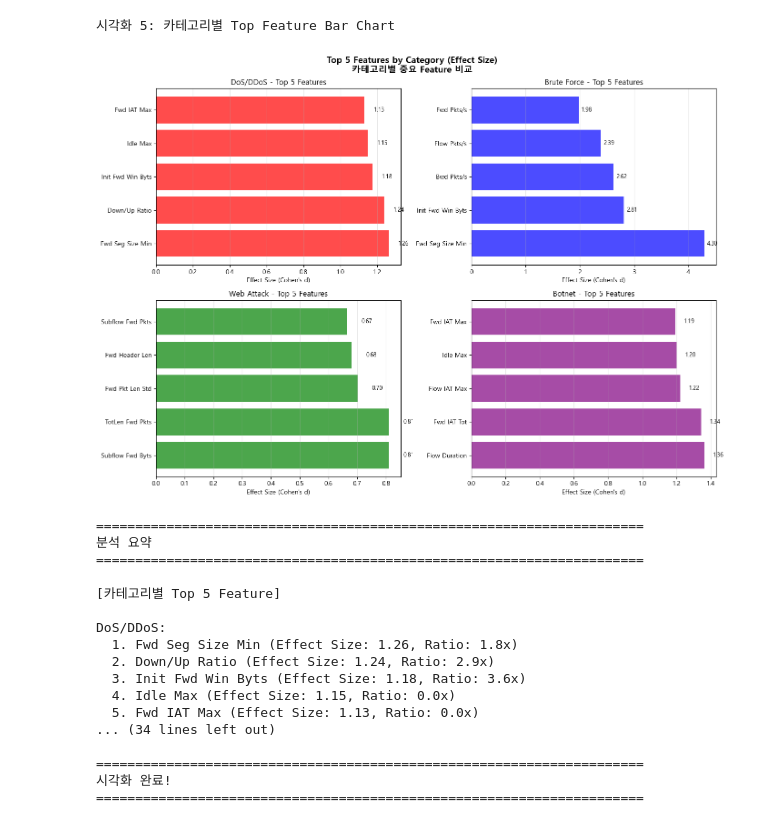
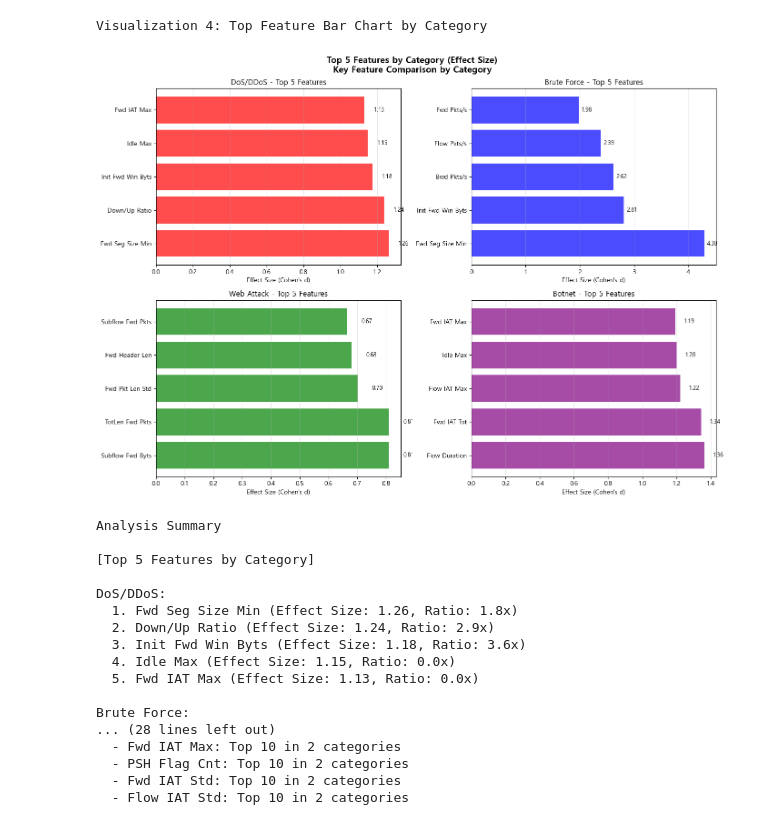
Before and after one commit to eunhui33/Network-Forensic-Tool--Rule-based-Detection, a Jupyter notebook: src/06_train_category.ipynb, the cells around one changed output. Cells and saved outputs as stored; diff of their text form; code cells hidden in the pictures.

```diff
--- a/src/06_train_category.ipynb
+++ b/src/06_train_category.ipynb
@@ -7,10 +9,6 @@ import seaborn as sns
 # %%
-# Set Korean font
-plt.rcParams['font.family'] = 'Malgun Gothic'
-plt.rcParams['axes.unicode_minus'] = False
-
 # Load data
-df = pd.read_csv(r'C:\Users\3eunh\OneDrive\Desktop\NS\code\data\05_train_with_category.csv')
+df = pd.read_csv(r'../data/05_train_with_category.csv')
 
 print("Feature Analysis by Category (Welch's t-test + Visualization)")
 
@@ -613,21 +558,21 @@ plt.show()
 # %%
-# 시각화 3: Feature 상관관계 Heatmap (Benign 기준, Top 20)
-print("시각화 3: Feature 상관관계 Heatmap (Benign 기준)")
+# Visualization 3: Feature Correlation Heatmap (Benign-based, Top 20)
+print("Visualization 3: Feature Correlation Heatmap (Benign-based)")
 
-# Top 20 Feature 선택
+# Select Top 20 features
 top_20_features = [feat for feat, count in feature_counts.most_common(20)]
 
-# Benign 데이터에서 상관관계 계산
+# Calculate correlation on Benign data
 corr_data = benign[top_20_features].corr()
 
 fig, ax = plt.subplots(figsize=(14, 12))
 
-mask = np.triu(np.ones_like(corr_data, dtype=bool))  # 상삼각 마스크
+mask = np.triu(np.ones_like(corr_data, dtype=bool))  # Upper triangle mask
 sns.heatmap(corr_data, mask=mask, annot=True, fmt='.2f', cmap='RdBu_r',
             center=0, vmin=-1, vmax=1, ax=ax,
             annot_kws={'size': 8})
 
-ax.set_title('Feature Correlation Heatmap (Benign 기준)\n상관관계 높은 Feature는 중복 → 하나만 사용',
+ax.set_title('Feature Correlation Heatmap (Benign-based)\nHighly correlated features are redundant → use only one',
              fontsize=12)
 plt.xticks(rotation=45, ha='right')
 plt.yticks(rotation=0)
@@ -695,60 +584,51 @@ Box Plot Feature: ['Idle Max', 'Flow IAT Max', 'Idle Mean', 'Fwd Seg Size Min',
 # %%
-# 시각화 5: 카테고리별 Top 5 Feature Bar Chart (Effect Size)
-print("시각화 5: 카테고리별 Top Feature Bar Chart")
+# Visualization 4: Top 5 Feature Bar Chart by Category (Effect Size)
+print("Visualization 4: Top Feature Bar Chart by Category")
 
 fig, axes = plt.subplots(2, 2, figsize=(14, 10))
 axes = axes.flatten()
 colors = ['red', 'blue', 'green', 'purple']
 
 for idx, category in enumerate(attack_categories):
     ax = axes[idx]
     top5 = all_significant[category].head(5)
 
     bars = ax.barh(range(len(top5)), top5['cohens_d'].values, color=colors[idx], alpha=0.7)
     ax.set_yticks(range(len(top5)))
     ax.set_yticklabels(top5['feature'].values)
     ax.set_xlabel('Effect Size (Cohen\'s d)')
     ax.set_title(f'{category} - Top 5 Features')
     ax.grid(True, alpha=0.3, axis='x')
 
-    # 값 표시
+    # Display values
     for i, (bar, val) in enumerate(zip(bars, top5['cohens_d'].values)):
         ax.text(val + 0.05, i, f'{val:.2f}', va='center', fontsize=9)
 
-plt.suptitle('Top 5 Features by Category (Effect Size)\n카테고리별 중요 Feature 비교',
+plt.suptitle('Top 5 Features by Category (Effect Size)\nKey Feature Comparison by Category',
              fontsize=14, fontweight='bold')
 plt.tight_layout()
 plt.show()
 # %% [output]
-시각화 5: 카테고리별 Top Feature Bar Chart
+Visualization 4: Top Feature Bar Chart by Category
-[figure, old version]
+[figure, new version]
 # %%
-# 분석 요약
-print("\n" + "="*70)
-print("분석 요약")
-print("="*70)
+print("Analysis Summary")
 
-print("\n[카테고리별 Top 5 Feature]")
+print("\n[Top 5 Features by Category]")
 for category in attack_categories:
     print(f"\n{category}:")
     top5 = all_significant[category].head(5)
     for i, (_, row) in enumerate(top5.iterrows(), 1):
         print(f"  {i}. {row['feature']} (Effect Size: {row['cohens_d']:.2f}, Ratio: {row['ratio']:.1f}x)")
 
-print("\n[공통 Top Feature]")
-print("모든 카테고리에서 자주 등장하는 Feature:")
+print("\n[Common Top Features]")
+print("Features frequently appearing across all categories:")
 for feat, count in feature_counts.most_common(10):
-    print(f"  - {feat}: {count}개 카테고리에서 Top 10")
-
-print("\n" + "="*70)
-print("시각화 완료!")
-print("="*70)
+    print(f"  - {feat}: Top 10 in {count} categories")
 # %% [output]
-======================================================================
-분석 요약
-======================================================================
+Analysis Summary
 
-[카테고리별 Top 5 Feature]
+[Top 5 Features by Category]
 
 DoS/DDoS:
   1. Fwd Seg Size Min (Effect Size: 1.26, Ratio: 1.8x)
@@ -756,8 +636,10 @@ DoS/DDoS:
   3. Init Fwd Win Byts (Effect Size: 1.18, Ratio: 3.6x)
   4. Idle Max (Effect Size: 1.15, Ratio: 0.0x)
   5. Fwd IAT Max (Effect Size: 1.13, Ratio: 0.0x)
-... (34 lines left out)
 
-======================================================================
-시각화 완료!
-======================================================================
+Brute Force:
+... (28 lines left out)
+  - Fwd IAT Max: Top 10 in 2 categories
+  - PSH Flag Cnt: Top 10 in 2 categories
+  - Fwd IAT Std: Top 10 in 2 categories
+  - Flow IAT Std: Top 10 in 2 categories
```
Also changed, not shown: parts of 16 cells of this notebook.
